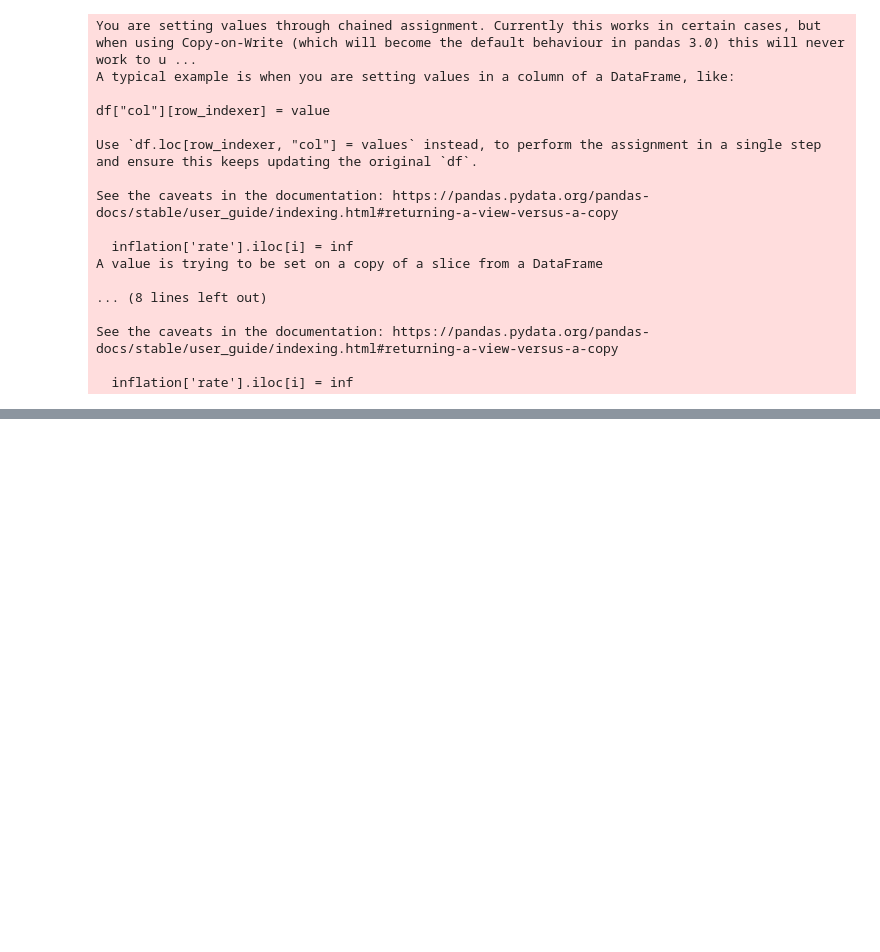
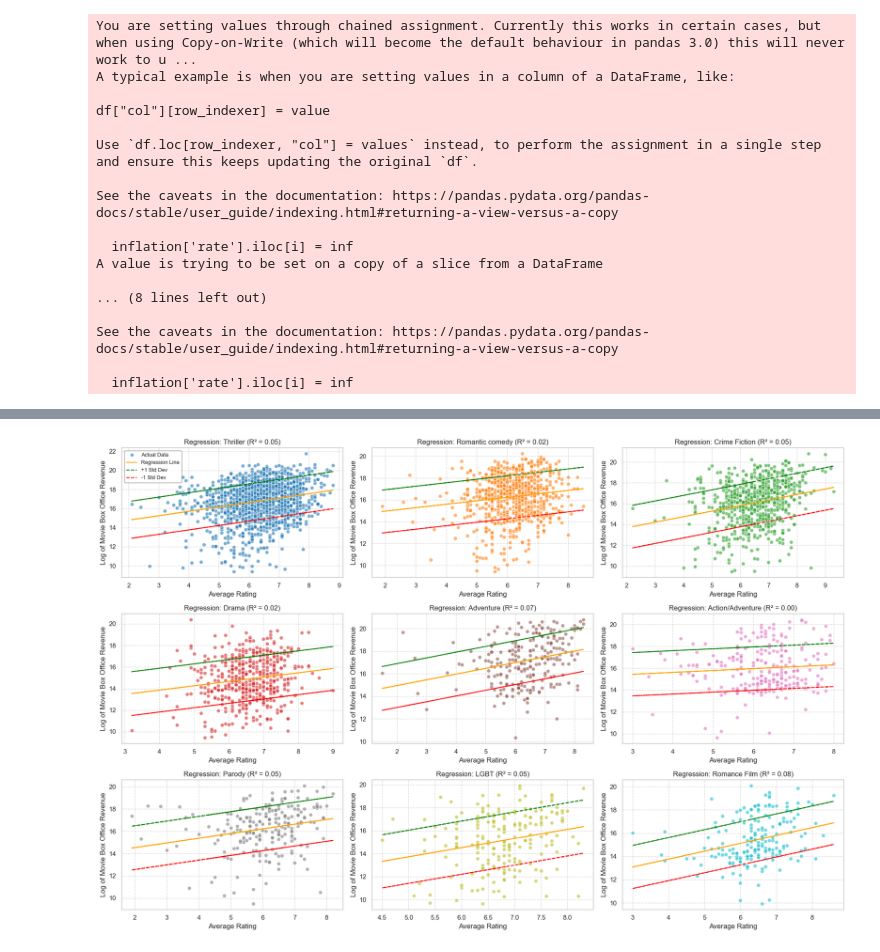
Before and after one commit to epfl-ada/ada-2024-project-dynamictitans, a Jupyter notebook: test1.ipynb, the cells around one changed output, grey strips where cells are left out. Cells and saved outputs as stored; diff of their text form; code cells hidden in the pictures; blank space fills up the shorter version.

```diff
--- a/test1.ipynb
+++ b/test1.ipynb
@@ -139 +275,34 @@ Notes:
+# %%
+merged_final2['Movie countries'] = merged_final2['Movie genres'].apply(lambda x: list(json.loads(x).values()))
+merged_final2['Primary Country'] = merged_final2['Movie countries'].apply(lambda x: x[0] if isinstance(x, list) and len(x) > 0 else None)
+selected_countries = merged_final2['Primary Country'].value_counts().sort_values(ascending=False).head(9).index.tolist()
+subset = merged_final2[merged_final2['Primary Country'].isin(selected_countries)]
+colors_countries = plt.cm.tab10(np.linspace(0, 1, len(selected_countries)))
+
+plt.figure(figsize=(18, 12))
+for i, country in enumerate(selected_countries, 1):
+    plt.subplot(3, 3, i)
+    country_data = subset[subset['Primary Country'] == country]
+    model_countries = smf.ols(formula='logMovieboxofficerevenue ~ averageRating', data=country_data).fit(cov_type='HC2')
+    coefficients_countries = model_countries.params
+    predictions_countries = model_countries.predict()
+    r2_score_countries = model_countries.rsquared_adj
+    std_dev_countries = np.std(predictions_countries - country_data['logMovieboxofficerevenue'])
+    plt.scatter(country_data['averageRating'], country_data['logMovieboxofficerevenue'], color=colors_countries[i - 1], alpha=0.6, s=40, edgecolor='white', label='Actual Data')
+    plt.plot(country_data['averageRating'], predictions_countries, color='orange', label='Regression Line')
+    plt.plot(country_data['averageRating'], predictions_countries + std_dev_countries, color='green', linestyle='--', label='+1 Std Dev')
+    plt.plot(country_data['averageRating'], predictions_countries - std_dev_countries, color='red', linestyle='--', label='-1 Std Dev')
+    plt.xlabel('Average Rating')
+    plt.ylabel('Log of Movie Box Office Revenue')
+    plt.title(f'Regression: {country} (R² = {r2_score_countries:.2f})')
+    plt.grid(True, linestyle='--', alpha=0.7)
+    if i == 1:
+        plt.legend(fontsize=9, loc='upper left', frameon=True, framealpha=0.8, edgecolor='gray')
+
+
+
+plt.tight_layout()
+plt.show()
+# %% [output]
+[figure, added]
 # %%
```
Also changed, not shown: parts of 23 cells of this notebook, 1 other file.
